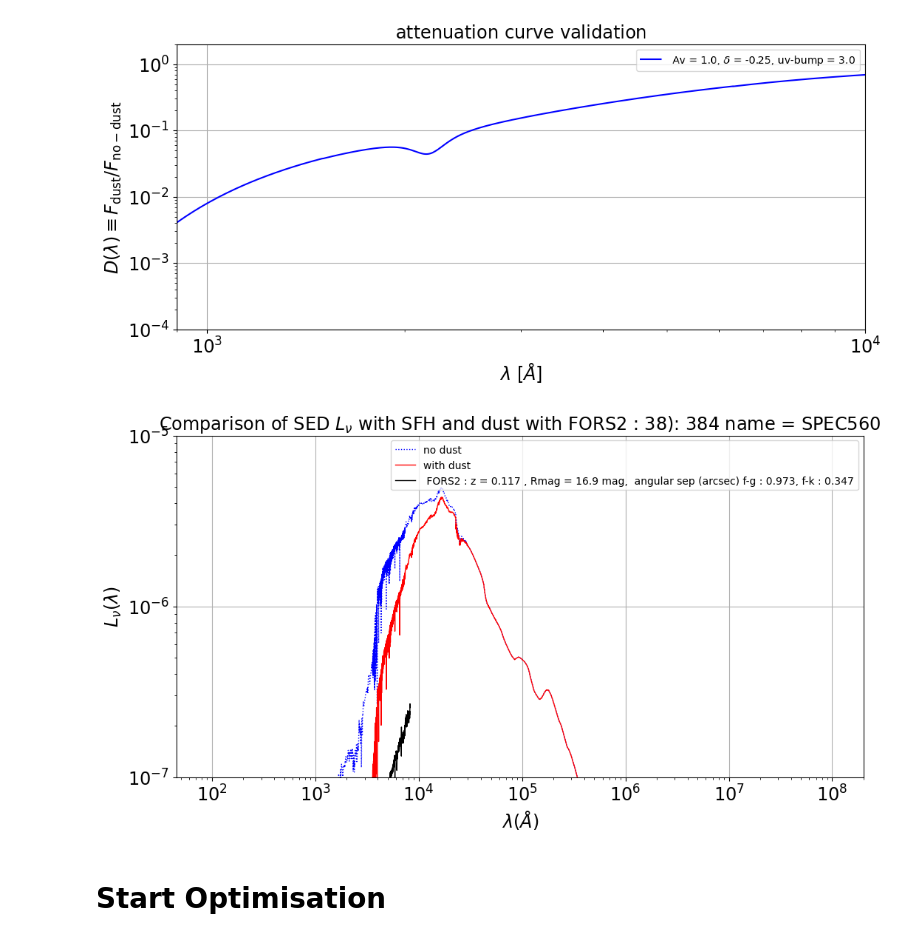
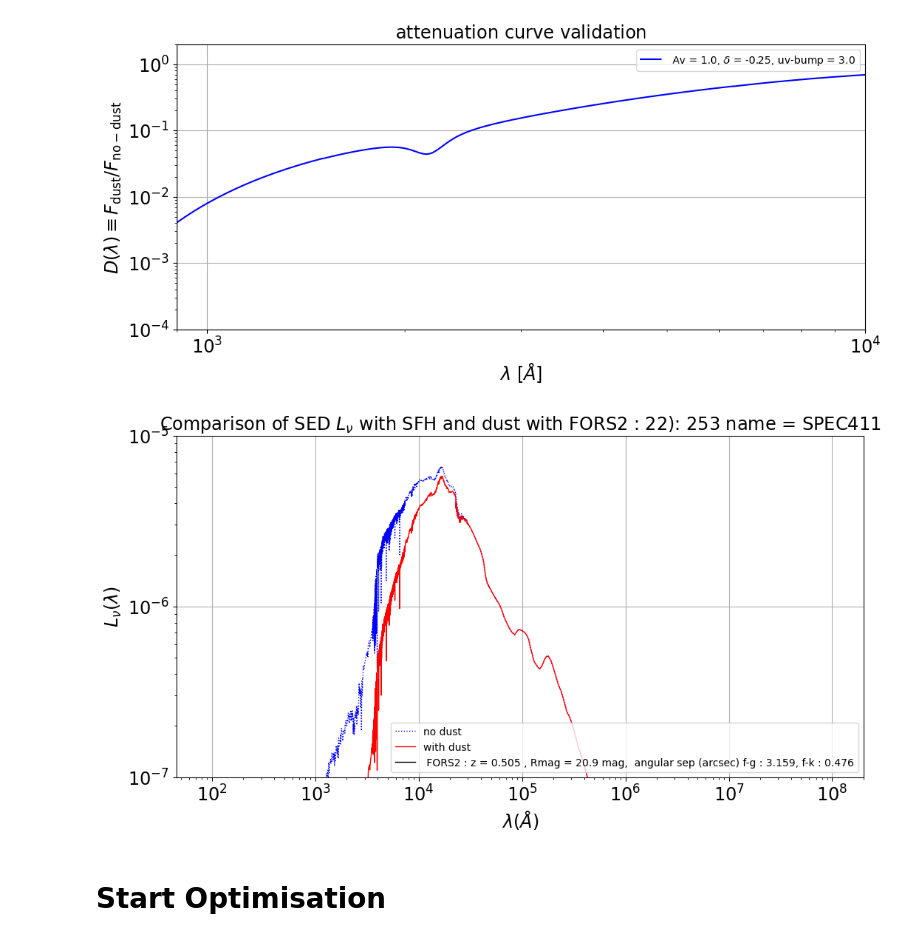
Before and after one commit to sylvielsstfr/Fors2ToStellarPopSynthesis, a Jupyter notebook: examples/examples_comparedatamodel/FitJAXOpt_SEDModel_OneDataSpectrum.ipynb, the cells around one changed output. Cells and saved outputs as stored; diff of their text form; code cells hidden in the pictures.

```diff
--- a/examples/examples_comparedatamodel/FitJAXOpt_SEDModel_OneDataSpectrum.ipynb
+++ b/examples/examples_comparedatamodel/FitJAXOpt_SEDModel_OneDataSpectrum.ipynb
@@ -309,8 +311,8 @@ Index(['index', 'name', 'num', 'ra', 'dec', 'redshift', 'Rmag', 'RT', 'RV',
 kernel = kernels.RBF(0.5, (8000, 10000.0))
 gp = GaussianProcessRegressor(kernel=kernel ,random_state=0)
 # %%
-#selected_spectrum_number = 411
-selected_spectrum_number = 560
+selected_spectrum_number = 411
+#selected_spectrum_number = 560
 
 dict_normalisation_factor = {}
 dict_normalisation_factor[411] = 160.
@@ -599,26 +601,29 @@ ax.grid()
 [figure]
 # %%
 sed_attenuated = dsps_flux_ratio * sed_info.rest_sed
+# %%
+FLAG_RESCALE_FORPLOT = False
 # %%
 fig, ax = plt.subplots(1, 1)
 __=ax.loglog()
 __=ax.plot(ssp_data.ssp_wave, sed_info.rest_sed,'b:',lw=1,label="no dust")
 __=ax.plot(ssp_data.ssp_wave, sed_attenuated,'r-',lw=1,label="with dust")
 __=ax.set_ylim(1e-7,1e-5)
 ax.set_xlabel("$\lambda (\\AA)$")
 ax.set_ylabel("$L_\\nu(\lambda)$")
 
-#X = the_wl/(1+z_obs)
-#Y = the_fnu*(1+z)*dict_normalisation_factor[selected_spectrum_number]
-
-X = the_wl/(1+z_obs)
-Y = the_fnu*(1+z)
+if FLAG_RESCALE_FORPLOT :
+    X = the_wl/(1+z_obs)
+    Y = the_fnu*(1+z)*dict_normalisation_factor[selected_spectrum_number]
+else:
+    X = the_wl/(1+z_obs)
+    Y = the_fnu*(1+z)
 
 ax.plot(X,Y,'k-',lw=1,label=the_label_data)
 ax.legend()
 
 title = "Comparison of SED $L_\\nu$ with SFH and dust with " + title_data
 ax.set_title(title)
 ax.grid()
 # %% [output]
-[figure, old version]
+[figure, new version]
```
Also changed, not shown: parts of 25 cells of this notebook.
